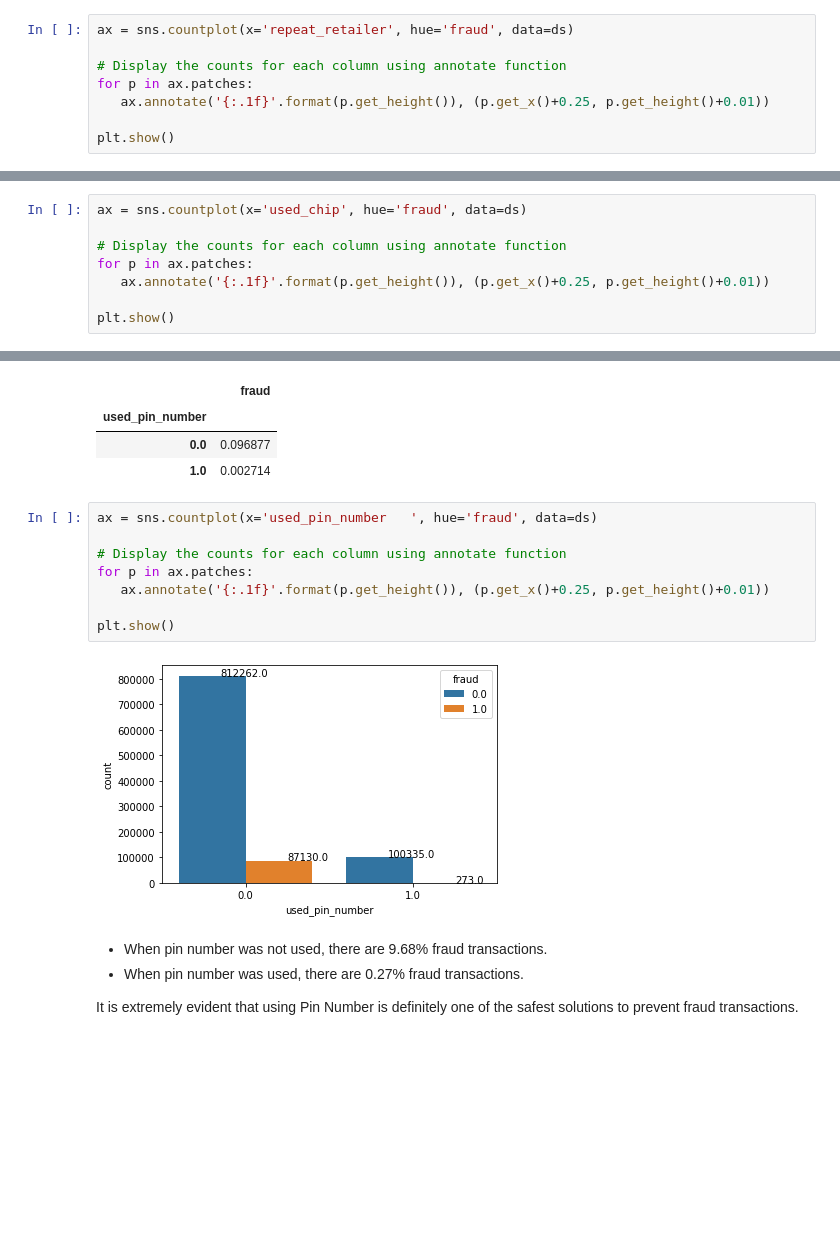
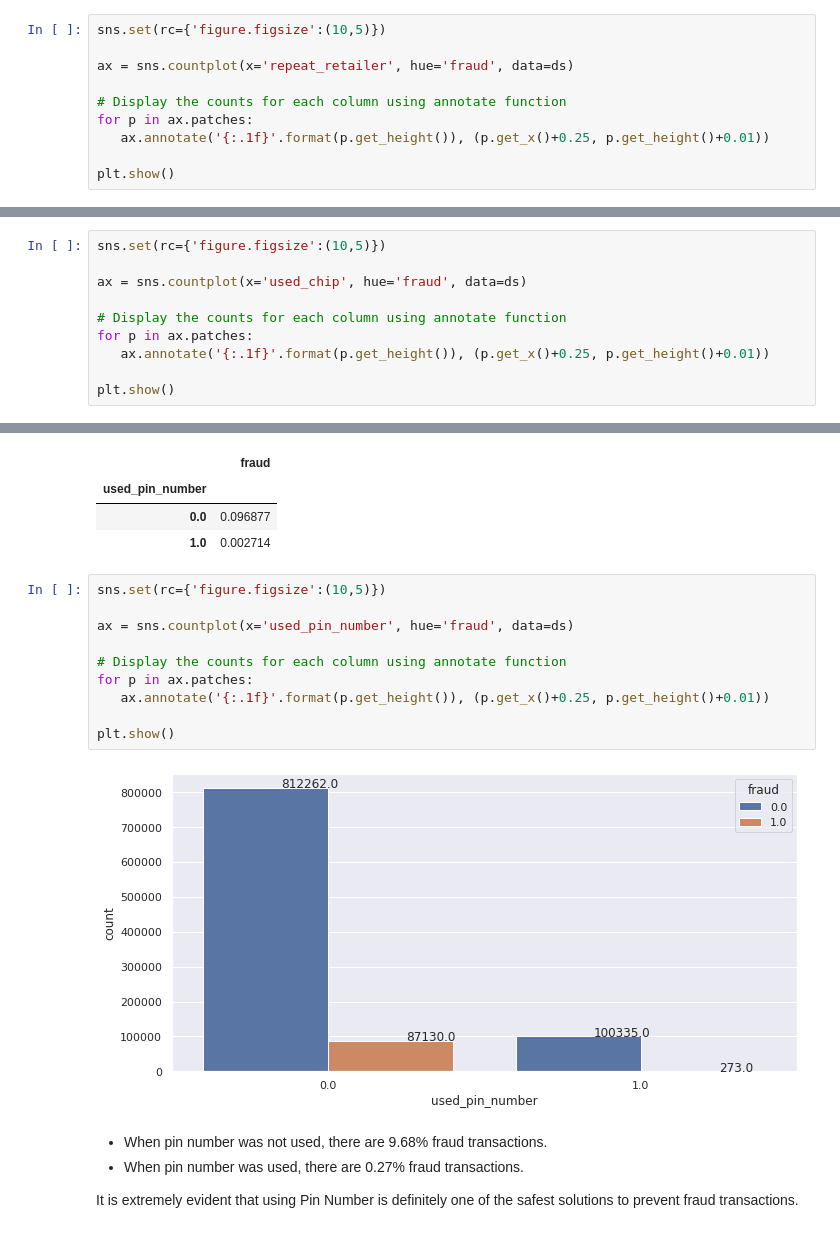
Before and after one commit to rajathAgalkote/CreditCard_Fraud_Detection, a Jupyter notebook: Rajathadri_CreditCard_Fraud_Detection.ipynb, the cells around one changed output, grey strips where cells are left out. Drawn from its saved outputs; the diff is of its cells as text; blank space fills up the shorter version.

```diff
--- a/Rajathadri_CreditCard_Fraud_Detection.ipynb
+++ b/Rajathadri_CreditCard_Fraud_Detection.ipynb
@@ -292,6 +295,8 @@ pd.crosstab(ds.fraud, ds.repeat_retailer)
 | 0.0 | 107986 | 804611 |
 | 1.0 | 10478 | 76925 |
 # %%
+sns.set(rc={'figure.figsize':(10,5)})
+
 ax = sns.countplot(x='repeat_retailer', hue='fraud', data=ds)
 
 # Display the counts for each column using annotate function
@@ -343,6 +348,8 @@ pd.pivot_table(data= ds, values = 'fraud', index = ['used_chip'])
 | 0.0 | 0.100051 |
 | 1.0 | 0.063956 |
 # %%
+sns.set(rc={'figure.figsize':(10,5)})
+
 ax = sns.countplot(x='used_chip', hue='fraud', data=ds)
 
 # Display the counts for each column using annotate function
@@ -388,15 +395,17 @@ pd.pivot_table(data= ds, values = 'fraud', index = ['used_pin_number'])
 | 0.0 | 0.096877 |
 | 1.0 | 0.002714 |
 # %%
-ax = sns.countplot(x='used_pin_number   ', hue='fraud', data=ds)
+sns.set(rc={'figure.figsize':(10,5)})
+
+ax = sns.countplot(x='used_pin_number', hue='fraud', data=ds)
 
 # Display the counts for each column using annotate function
 for p in ax.patches:
    ax.annotate('{:.1f}'.format(p.get_height()), (p.get_x()+0.25, p.get_height()+0.01))
 
 plt.show()
 # %% [output]
-[figure, old version]
+[figure, new version]
 # %% [markdown]
 * When pin number was not used, there are 9.68% fraud transactions.
 * When pin number was used, there are 0.27% fraud transactions.
```
Also changed, not shown: parts of 5 cells of this notebook.
